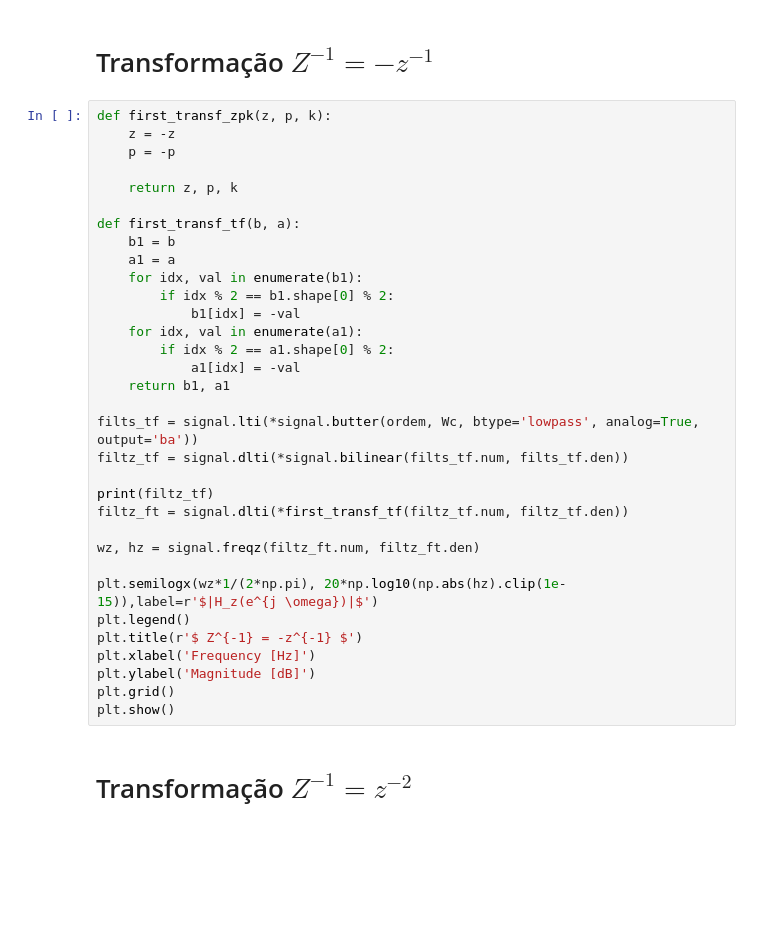
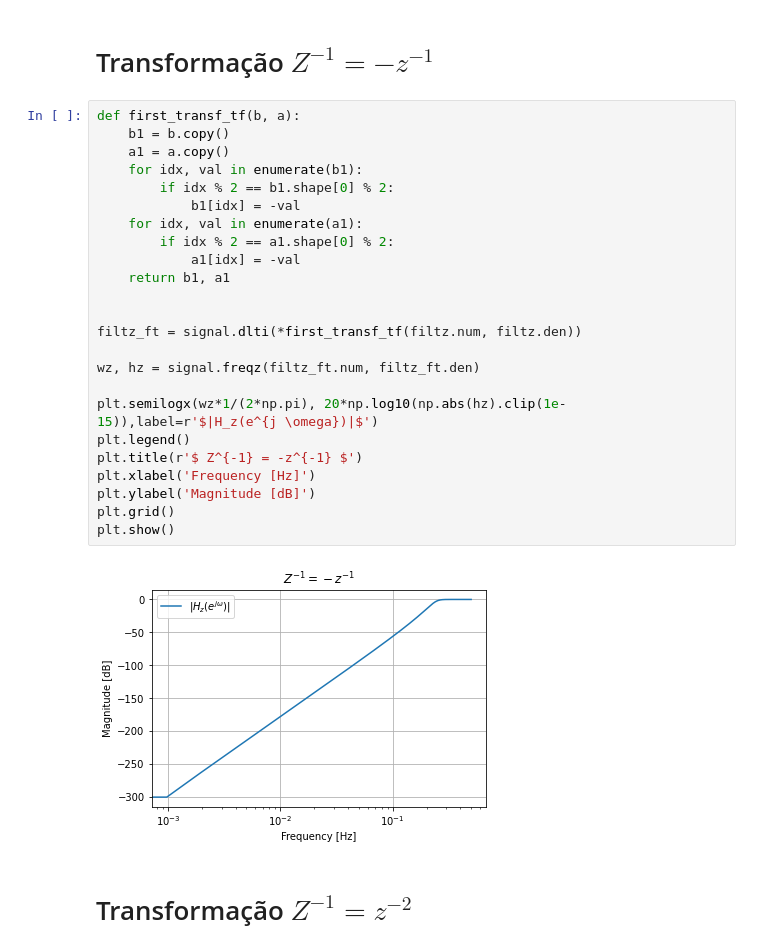
Before and after one commit to oliveiraop/pds-ufba, a Jupyter notebook: trabalho01/trab01.ipynb, the cells around one changed output. Saved outputs shown, nothing was run; the diff lists cells and outputs as text; blank space fills up the shorter version.

```diff
--- a/trabalho01/trab01.ipynb
+++ b/trabalho01/trab01.ipynb
@@ -169,38 +164,31 @@ print(cascade(x filtz_zpk))
 # %% [markdown]
 # Transformação $Z^{-1} = -z^{-1}$
 # %%
-def first_transf_zpk(z, p, k):
-    z = -z
-    p = -p
-
-    return z, p, k
-
 def first_transf_tf(b, a):
-    b1 = b
-    a1 = a
+    b1 = b.copy()
+    a1 = a.copy()
     for idx, val in enumerate(b1):
         if idx % 2 == b1.shape[0] % 2:
             b1[idx] = -val
     for idx, val in enumerate(a1):
         if idx % 2 == a1.shape[0] % 2:
             a1[idx] = -val
     return b1, a1
 
-filts_tf = signal.lti(*signal.butter(ordem, Wc, btype='lowpass', analog=True, output='ba'))
-filtz_tf = signal.dlti(*signal.bilinear(filts_tf.num, filts_tf.den))
 
-print(filtz_tf)
-filtz_ft = signal.dlti(*first_transf_tf(filtz_tf.num, filtz_tf.den))
+filtz_ft = signal.dlti(*first_transf_tf(filtz.num, filtz.den))
 
 wz, hz = signal.freqz(filtz_ft.num, filtz_ft.den)
 
 plt.semilogx(wz*1/(2*np.pi), 20*np.log10(np.abs(hz).clip(1e-15)),label=r'$|H_z(e^{j \omega})|$')
 plt.legend()
 plt.title(r'$ Z^{-1} = -z^{-1} $')
 plt.xlabel('Frequency [Hz]')
 plt.ylabel('Magnitude [dB]')
 plt.grid()
 plt.show()
+# %% [output]
+[figure, added]
 # %% [markdown]
 # Transformação $Z^{-1} = z^{-2}$
 # %%
```
Also changed, not shown: parts of 9 cells of this notebook, 11 other files.
